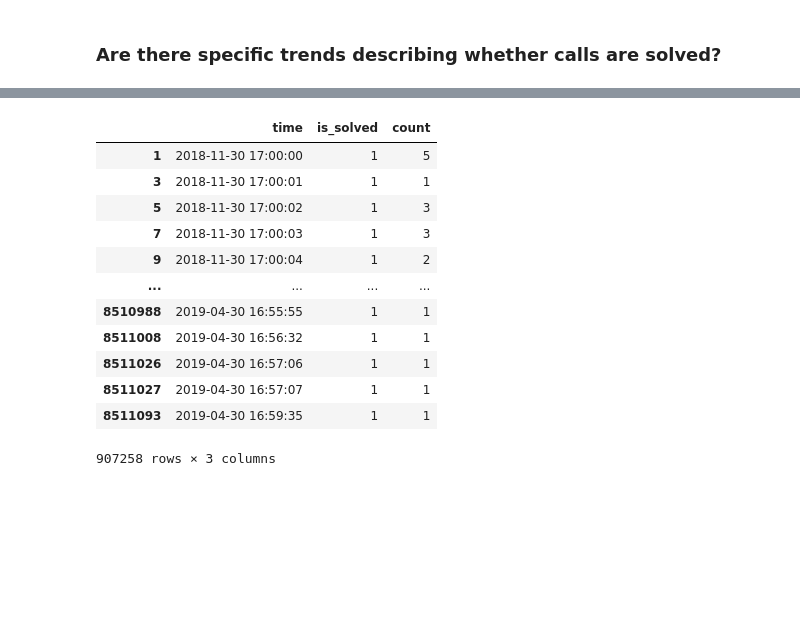
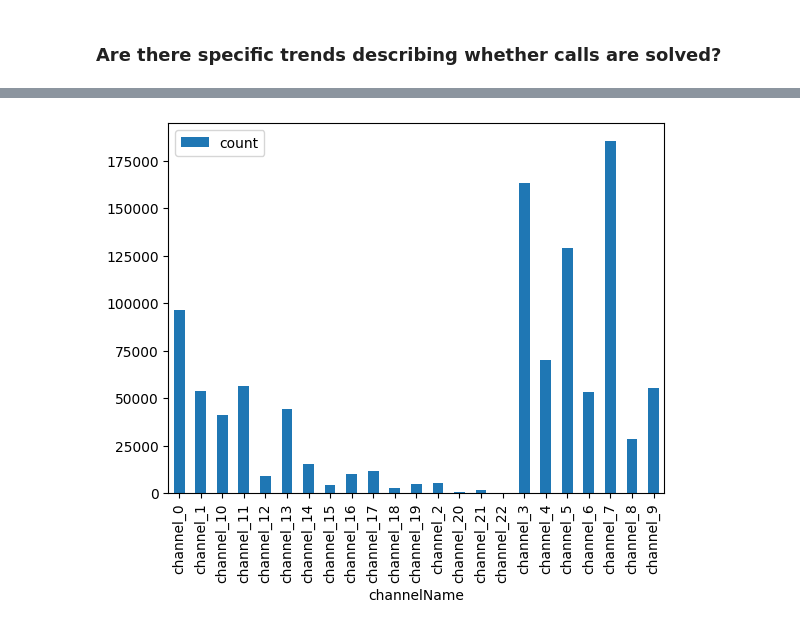
Before and after one commit to adrioui/data-exploration, a Jupyter notebook: Data Exploration.ipynb, the cells around one changed output, grey strips where cells are left out. Saved outputs shown, nothing was run; the diff lists cells and outputs as text; code cells hidden in the pictures; blank space fills up the shorter version.

```diff
--- a/Data Exploration.ipynb
+++ b/Data Exploration.ipynb
@@ -196,16 +196,7 @@ plt.show()
-# %%
-time_grp_is_solved.loc[channel_grp_is_solved["is_solved"] == 1]
-# %% [output]
-|  | time | is_solved | count |
-| 1 | 2018-11-30 17:00:00 | 1 | 5 |
-| 3 | 2018-11-30 17:00:01 | 1 | 1 |
-| 5 | 2018-11-30 17:00:02 | 1 | 3 |
-| 7 | 2018-11-30 17:00:03 | 1 | 3 |
-| 9 | 2018-11-30 17:00:04 | 1 | 2 |
-| ... | ... | ... | ... |
-| 8510988 | 2019-04-30 16:55:55 | 1 | 1 |
-| 8511008 | 2019-04-30 16:56:32 | 1 | 1 |
-| 8511026 | 2019-04-30 16:57:06 | 1 | 1 |
-| 8511027 | 2019-04-30 16:57:07 | 1 | 1 |
-| 8511093 | 2019-04-30 16:59:35 | 1 | 1 |
-907258 rows × 3 columns
+# %%
+channel_grp_is_solved = df1.groupby("channelName", as_index=False)["is_solved"].value_counts()
+# %%
+channel_grp_is_solved.loc[channel_grp_is_solved["is_solved"] == 1].plot(x="channelName", y="count", kind="bar")
+plt.show()
+# %% [output]
+[figure, added]
```
Also changed, not shown: parts of 5 cells of this notebook.
